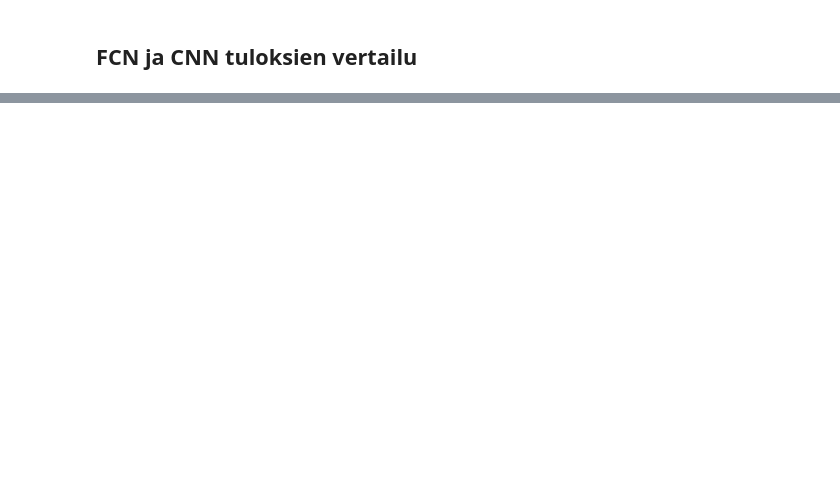
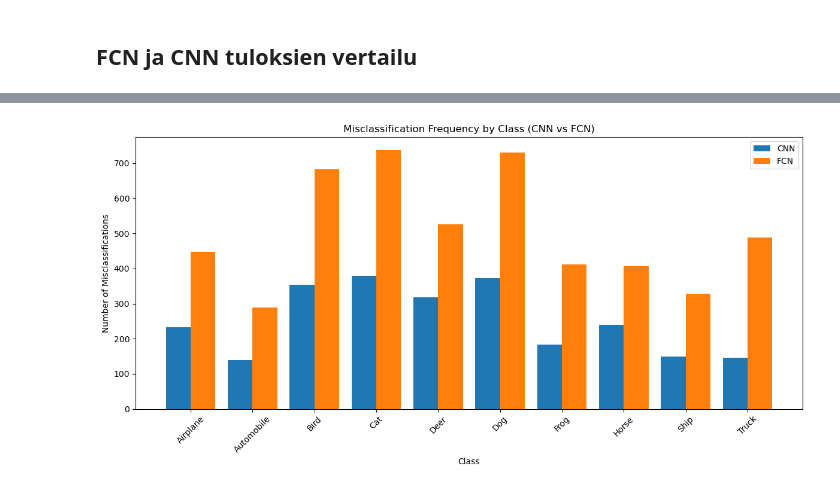
Before and after one commit to Islake/Neuroverkkoprojekti, a Jupyter notebook: CIFAR-10 luokitteluprojekti/CIFAR-10 luokittelu.ipynb, the cells around one changed output, grey strips where cells are left out. Saved outputs shown, nothing was run; the diff lists cells and outputs as text; code cells hidden in the pictures; blank space fills up the shorter version.

```diff
--- a/CIFAR-10 luokitteluprojekti/CIFAR-10 luokittelu.ipynb
+++ b/CIFAR-10 luokitteluprojekti/CIFAR-10 luokittelu.ipynb
@@ -407,0 +422,31 @@ CNN Number of parameters: 42442
+# %%
+import matplotlib.pyplot as plt
+import numpy as np
+
+misclassified_indices_cnn = np.where(cnn_preds != true_labels)[0]
+misclassified_indices_fcn = np.where(fcn_preds != true_labels)[0]
+
+misclassified_classes_cnn = true_labels[misclassified_indices_cnn]
+misclassified_classes_fcn = true_labels[misclassified_indices_fcn]
+
+class_counts_cnn = np.bincount(misclassified_classes_cnn, minlength=len(names))
+class_counts_fcn = np.bincount(misclassified_classes_fcn, minlength=len(names))
+
+class_names = [names[i] for i in range(len(names))]
+
+plt.figure(figsize=(12, 6))
+
+plt.bar(np.arange(len(class_counts_cnn)) - 0.2, class_counts_cnn, width=0.4, label="CNN", color='#1f77b4')
+plt.bar(np.arange(len(class_counts_fcn)) + 0.2, class_counts_fcn, width=0.4, label="FCN", color='#ff7f0e')
+
+plt.xlabel('Class')
+plt.ylabel('Number of Misclassifications')
+plt.title('Misclassification Frequency by Class (CNN vs FCN)')
+
+plt.xticks(ticks=np.arange(len(class_counts_cnn)), labels=class_names, rotation=45)
+
+plt.legend()
+plt.tight_layout()
+plt.show()
+# %% [output]
+[figure, added]
```
Also changed, not shown: parts of 17 cells of this notebook.
